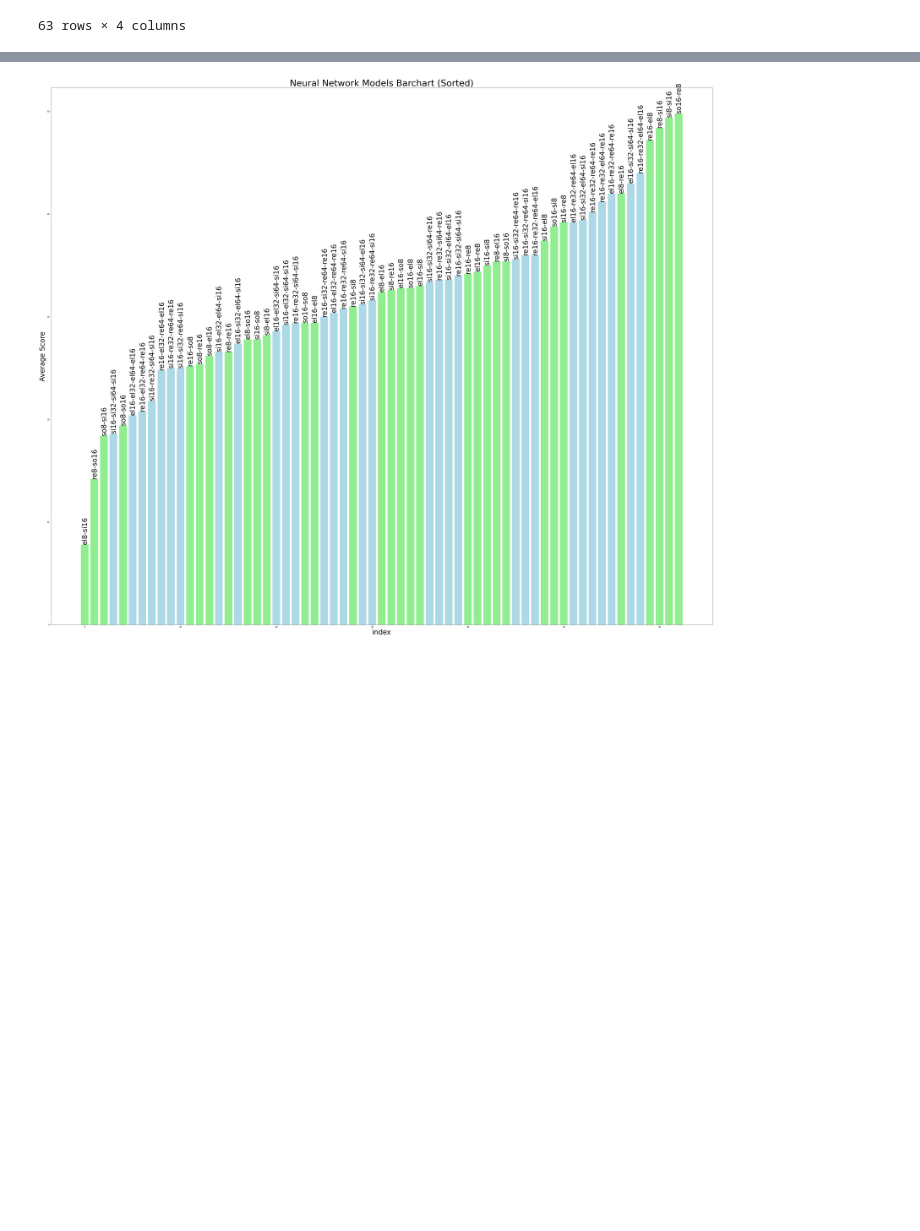
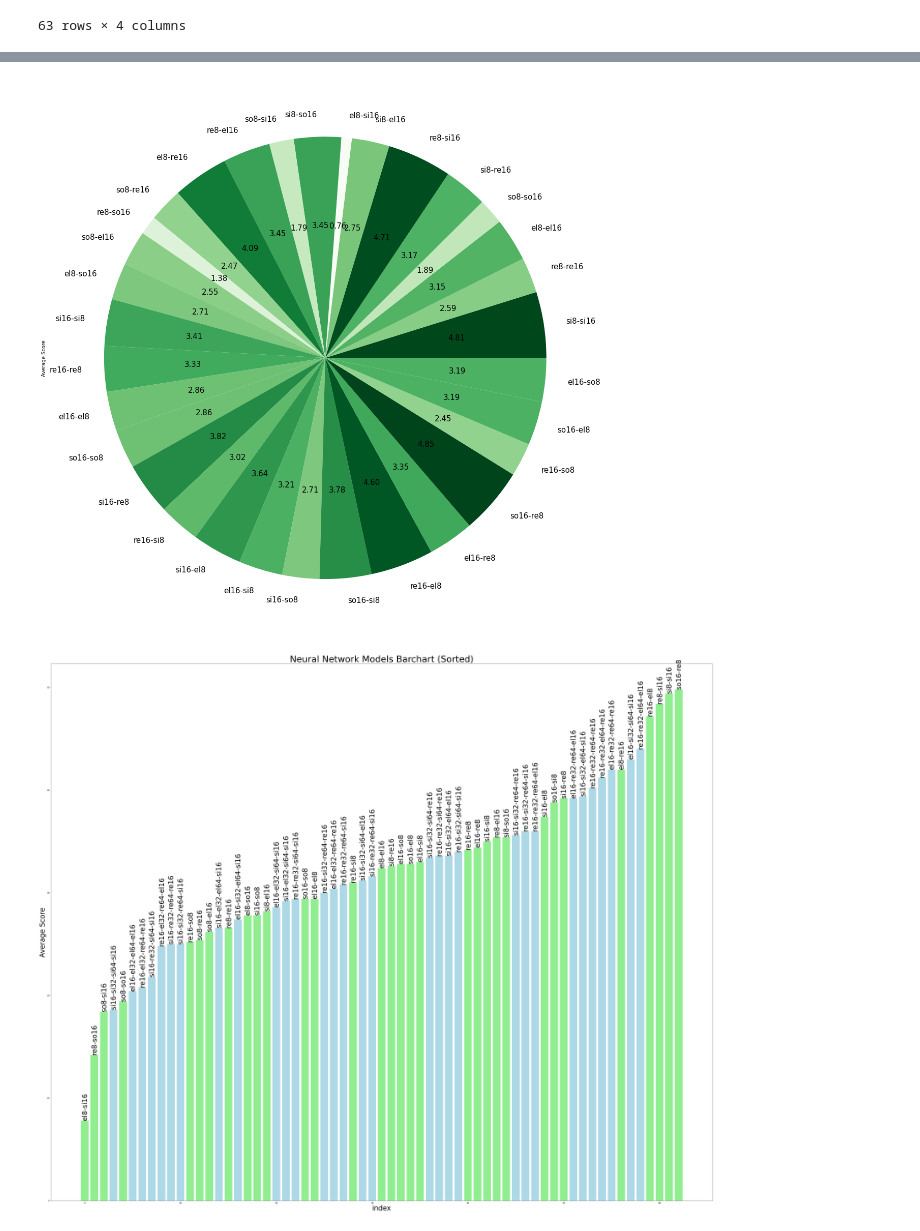
Before and after one commit to hoangphuc05/snake-ai, a Jupyter notebook: display_graph.ipynb, the cells around one changed output, grey strips where cells are left out. Drawn from its saved outputs; the diff is of its cells as text; code cells hidden in the pictures; blank space fills up the shorter version.

```diff
--- a/display_graph.ipynb
+++ b/display_graph.ipynb
@@ -65,3 +136,15 @@ sortedDFrame
+# %%
+norm = matplotlib.colors.Normalize(vmin=min(Y2_l2), vmax=max(Y2_l2))
+colors_l2= [matplotlib.cm.Greens(norm(value)) for value in Y2_l2]
+l2df['Average Score'].plot.pie(
+    labels=label_l2,
+    colors=colors_l2,
+    autopct="%.2f",
+    fontsize=15,
+    figsize=(20, 20),
+);
+# %% [output]
+[figure, added]
 # %%
 X = sortedDFrame['index'].to_numpy()
 Y = sortedDFrame['Average Score'].to_numpy()
```
Also changed, not shown: parts of 10 cells of this notebook.
